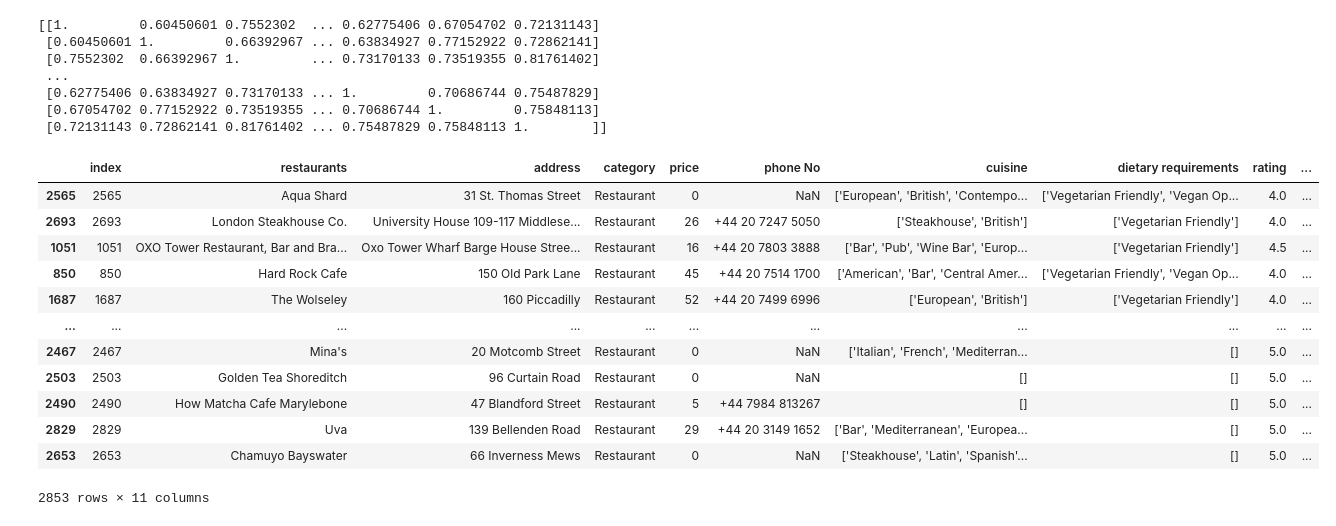
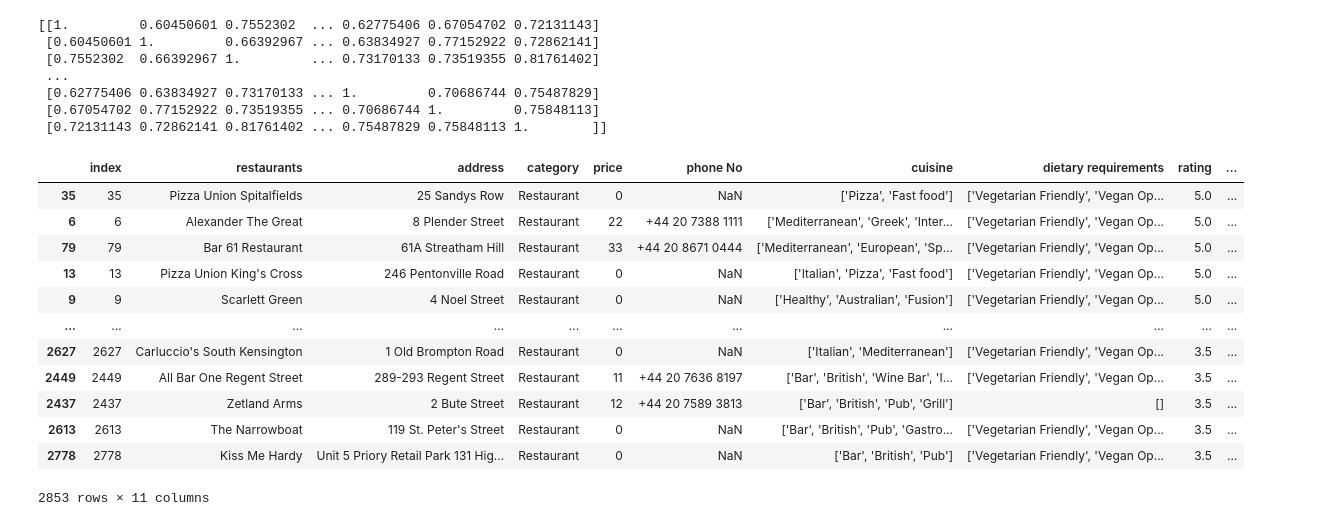
Before and after one commit to aym183/next-munch, a Jupyter notebook: lib/scripts/API.ipynb, the cells around one changed output. Cells and saved outputs as stored; diff of their text form; code cells hidden in the pictures.

Commit message:
Produced restaurant poutput

```diff
--- a/lib/scripts/API.ipynb
+++ b/lib/scripts/API.ipynb
@@ -278,22 +278,22 @@ print(similarity)
 # %%
 # df.groupby('restaurants')['rating_actual'].count().head()
 # df.sort_values(['rating_actual'],ascending=False).groupby('restaurants').head()
 
-ratings = pd.DataFrame(df.sort_values(['rating_actual'],ascending=False).groupby('restaurants').head())
+ratings = pd.DataFrame(df.sort_values(['rating', 'rating_actual'],ascending=False).groupby('restaurants').head())
 ratings
 # %% [output]
 |  | index | restaurants | address | category | price | phone No | cuisine | dietary requirements | rating | ... |
-| 2565 | 2565 | Aqua Shard | 31 St. Thomas Street | Restaurant | 0 | NaN | ['European', 'British', 'Contempo... | ['Vegetarian Friendly', 'Vegan Op... | 4.0 | ... |
-| 2693 | 2693 | London Steakhouse Co. | University House 109-117 Middlese... | Restaurant | 26 | +44 20 7247 5050 | ['Steakhouse', 'British'] | ['Vegetarian Friendly'] | 4.0 | ... |
-| 1051 | 1051 | OXO Tower Restaurant, Bar and Bra... | Oxo Tower Wharf Barge House Stree... | Restaurant | 16 | +44 20 7803 3888 | ['Bar', 'Pub', 'Wine Bar', 'Europ... | ['Vegetarian Friendly'] | 4.5 | ... |
-| 850 | 850 | Hard Rock Cafe | 150 Old Park Lane | Restaurant | 45 | +44 20 7514 1700 | ['American', 'Bar', 'Central Amer... | ['Vegetarian Friendly', 'Vegan Op... | 4.0 | ... |
-| 1687 | 1687 | The Wolseley | 160 Piccadilly | Restaurant | 52 | +44 20 7499 6996 | ['European', 'British'] | ['Vegetarian Friendly'] | 4.0 | ... |
+| 35 | 35 | Pizza Union Spitalfields | 25 Sandys Row | Restaurant | 0 | NaN | ['Pizza', 'Fast food'] | ['Vegetarian Friendly', 'Vegan Op... | 5.0 | ... |
+| 6 | 6 | Alexander The Great | 8 Plender Street | Restaurant | 22 | +44 20 7388 1111 | ['Mediterranean', 'Greek', 'Inter... | ['Vegetarian Friendly', 'Vegan Op... | 5.0 | ... |
+| 79 | 79 | Bar 61 Restaurant | 61A Streatham Hill | Restaurant | 33 | +44 20 8671 0444 | ['Mediterranean', 'European', 'Sp... | ['Vegetarian Friendly', 'Vegan Op... | 5.0 | ... |
+| 13 | 13 | Pizza Union King's Cross | 246 Pentonville Road | Restaurant | 0 | NaN | ['Italian', 'Pizza', 'Fast food'] | ['Vegetarian Friendly', 'Vegan Op... | 5.0 | ... |
+| 9 | 9 | Scarlett Green | 4 Noel Street | Restaurant | 0 | NaN | ['Healthy', 'Australian', 'Fusion'] | ['Vegetarian Friendly', 'Vegan Op... | 5.0 | ... |
 | ... | ... | ... | ... | ... | ... | ... | ... | ... | ... | ... |
-| 2467 | 2467 | Mina's | 20 Motcomb Street | Restaurant | 0 | NaN | ['Italian', 'French', 'Mediterran... | [] | 5.0 | ... |
-| 2503 | 2503 | Golden Tea Shoreditch | 96 Curtain Road | Restaurant | 0 | NaN | [] | [] | 5.0 | ... |
-| 2490 | 2490 | How Matcha Cafe Marylebone | 47 Blandford Street | Restaurant | 5 | +44 7984 813267 | [] | [] | 5.0 | ... |
-| 2829 | 2829 | Uva | 139 Bellenden Road | Restaurant | 29 | +44 20 3149 1652 | ['Bar', 'Mediterranean', 'Europea... | [] | 5.0 | ... |
-| 2653 | 2653 | Chamuyo Bayswater | 66 Inverness Mews | Restaurant | 0 | NaN | ['Steakhouse', 'Latin', 'Spanish'... | [] | 5.0 | ... |
+| 2627 | 2627 | Carluccio's South Kensington | 1 Old Brompton Road | Restaurant | 0 | NaN | ['Italian', 'Mediterranean'] | ['Vegetarian Friendly', 'Vegan Op... | 3.5 | ... |
+| 2449 | 2449 | All Bar One Regent Street | 289-293 Regent Street | Restaurant | 11 | +44 20 7636 8197 | ['Bar', 'British', 'Wine Bar', 'I... | ['Vegetarian Friendly', 'Vegan Op... | 3.5 | ... |
+| 2437 | 2437 | Zetland Arms | 2 Bute Street | Restaurant | 12 | +44 20 7589 3813 | ['Bar', 'British', 'Pub', 'Grill'] | [] | 3.5 | ... |
+| 2613 | 2613 | The Narrowboat | 119 St. Peter's Street | Restaurant | 0 | NaN | ['Bar', 'British', 'Pub', 'Gastro... | ['Vegetarian Friendly', 'Vegan Op... | 3.5 | ... |
+| 2778 | 2778 | Kiss Me Hardy | Unit 5 Priory Retail Park 131 Hig... | Restaurant | 0 | NaN | ['Bar', 'British', 'Pub'] | ['Vegetarian Friendly', 'Vegan Op... | 3.5 | ... |
 2853 rows × 11 columns
 # %%
 # plt.figure
```
Also changed, not shown: parts of 7 cells of this notebook.
